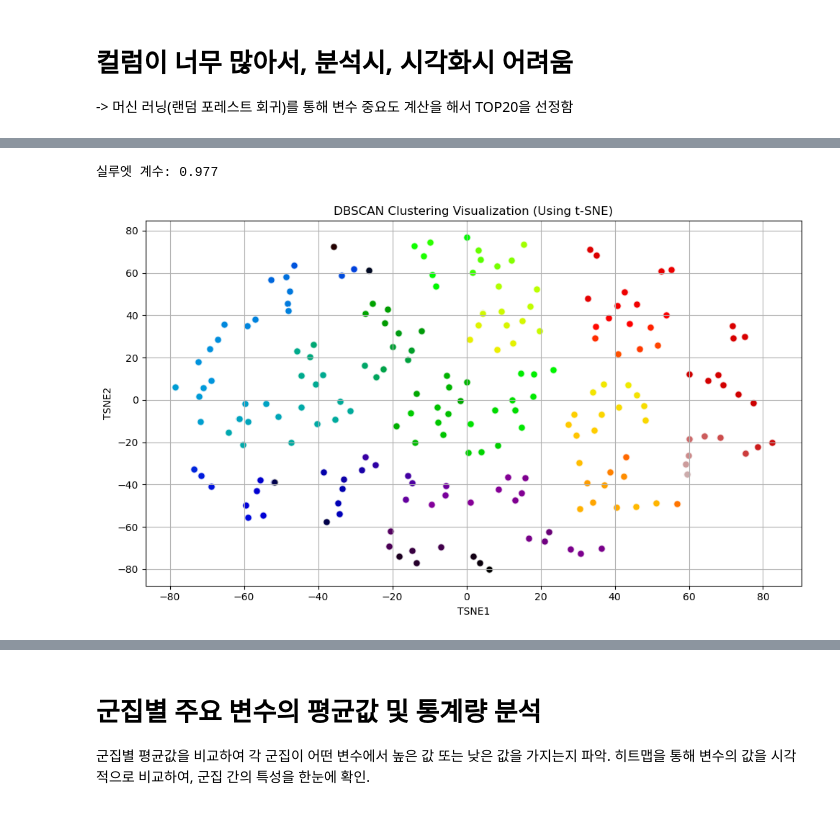
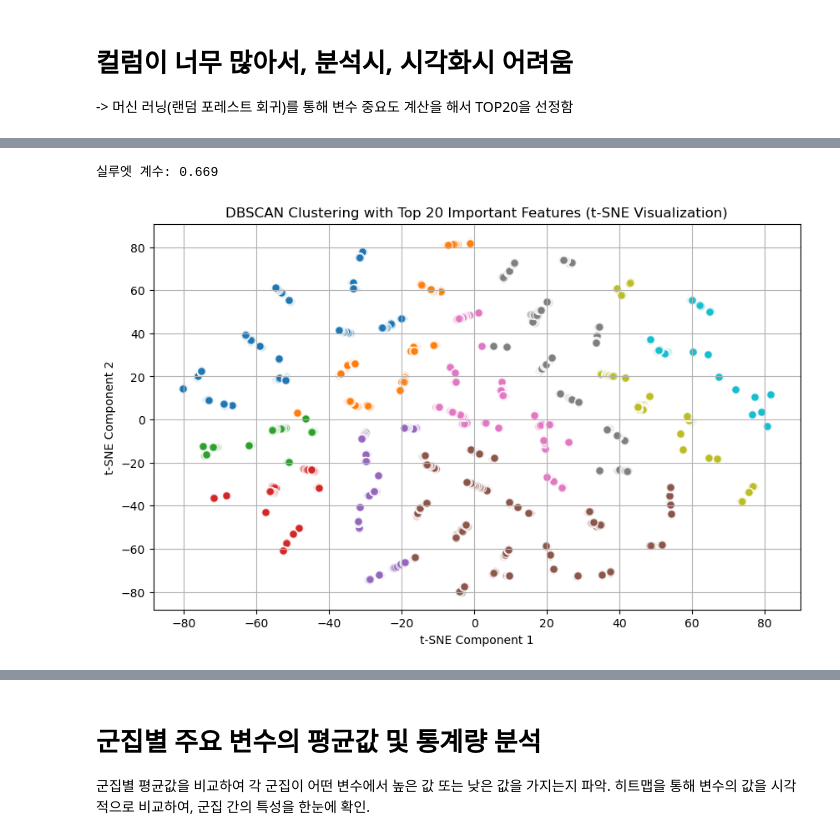
Before and after one commit to doing84/Gold-Price-Analysis, a Jupyter notebook: dbscan.ipynb, the cells around one changed output, grey strips where cells are left out. Drawn from its saved outputs; the diff is of its cells as text; code cells hidden in the pictures.

Commit message:
dbscan파일 내용 변경2

```diff
--- a/dbscan.ipynb
+++ b/dbscan.ipynb
@@ -192,4 +255,8 @@ ValueError: could not convert string to float: 'High Value'
+# %%
+# 데이터 표준화
+scaler = StandardScaler()
+X_selected_scaled = scaler.fit_transform(X_selected)
 # %%
 # DBSCAN 군집화 적용
 dbscan = DBSCAN(eps=0.5, min_samples=5)
-clusters = dbscan.fit_predict(df)
+clusters = dbscan.fit_predict(X_selected_scaled)
@@ -229,0 +285,4 @@ Number of outliers: 6
+# %%
+# PCA를 사용하여 차원 축소 및 시각화
+pca = PCA(n_components=2)
+data_pca = pca.fit_transform(X_selected_scaled)
@@ -230,38 +313,31 @@ Number of outliers: 6
 # %%
 # 실루엣 계수 계산
-score = silhouette_score(df, clusters)
+score = silhouette_score(X_selected_scaled, clusters)
 print(f"실루엣 계수: {score:.3f}")
 # %% [output]
-실루엣 계수: 0.977
+실루엣 계수: 0.669
 # %%
-# t-SNE를 사용하여 데이터 차원 축소 (고차원 데이터를 2차원으로 변환)
+# t-SNE를 사용한 차원 축소 및 시각화
 tsne = TSNE(n_components=2, random_state=42)
-tsne_results = tsne.fit_transform(df.iloc[:, :-1])  # 'DBSCAN_Cluster' 컬럼 제외
+data_tsne = tsne.fit_transform(X_selected_scaled)
 
-# t-SNE 결과를 새로운 데이터프레임으로 변환
-tsne_df = pd.DataFrame(data=tsne_results, columns=['TSNE1', 'TSNE2'])
-tsne_df['Cluster'] = clusters  # DBSCAN 클러스터 레이블 추가
-
-# t-SNE로 변환된 2차원 데이터를 사용하여 시각화
+# 시각화 (t-SNE 결과 기반)
 plt.figure(figsize=(10, 6))
-for cluster in set(clusters):
-    cluster_data = tsne_df[tsne_df['Cluster'] == cluster]
+for cluster in unique_clusters:
+    cluster_data = data_tsne[clusters == cluster]
     if cluster == -1:
         color = 'black'
         label = 'Outliers'
     else:
-        color = plt.cm.nipy_spectral(float(cluster) / len(set(clusters)))
+        color = colors(cluster)
         label = f'Cluster {cluster}'
 
-    plt.scatter(cluster_data['TSNE1'], cluster_data['TSNE2'], s=50, c=[color], label=label, alpha=0.6, edgecolors='w')
+    plt.scatter(cluster_data[:, 0], cluster_data[:, 1], s=50, c=[color], label=label, alpha=0.6, edgecolors='w')
 
-plt.title('DBSCAN Clustering Visualization (Using t-SNE)')
-plt.xlabel('TSNE1')
-plt.ylabel('TSNE2')
-
-# plt.legend(loc='center left', bbox_to_anchor=(1, 0.5))
+plt.title('DBSCAN Clustering with Top 20 Important Features (t-SNE Visualization)')
+plt.xlabel('t-SNE Component 1')
+plt.ylabel('t-SNE Component 2')
 plt.grid(True)
-plt.tight_layout()
 plt.show()
 # %% [output]
-[figure, old version]
+[figure, new version]
```
Also changed, not shown: parts of 34 cells of this notebook, 4 other files.
